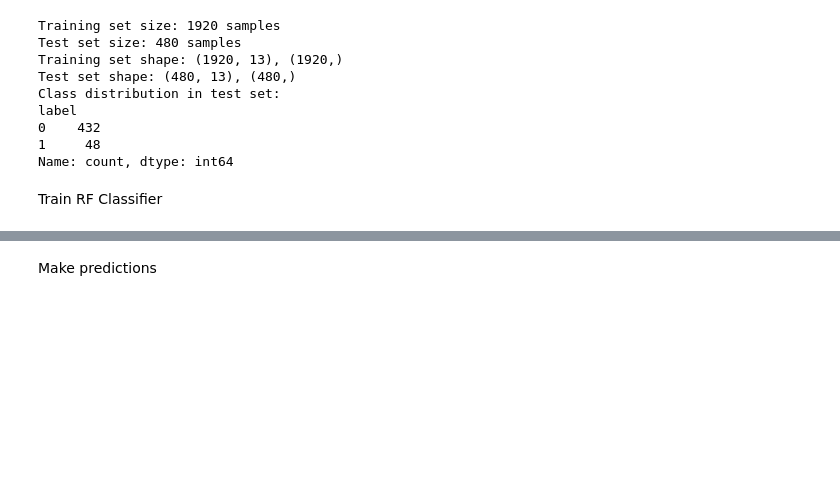
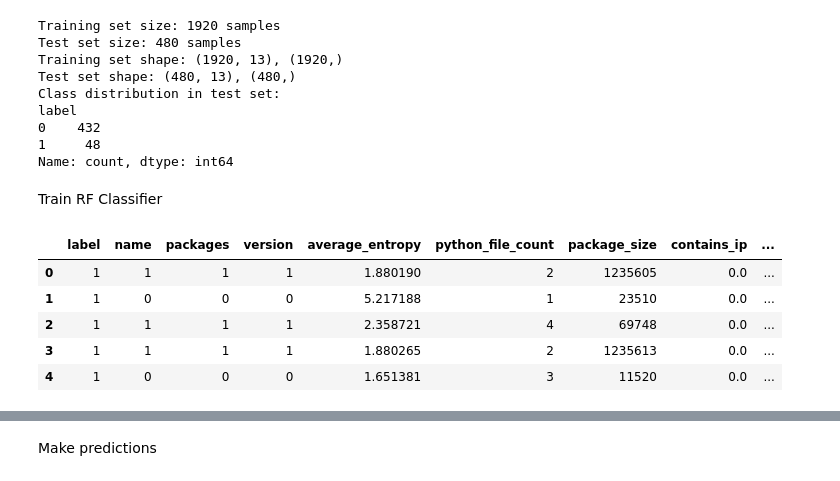
Before and after one commit to tlmcguire/maliciouspackages, a Jupyter notebook: rfTest.ipynb, the cells around one changed output, grey strips where cells are left out. Cells and saved outputs as stored; diff of their text form; code cells hidden in the pictures; blank space fills up the shorter version.

```diff
--- a/rfTest.ipynb
+++ b/rfTest.ipynb
@@ -81,6 +81,15 @@ label
 Name: count, dtype: int64
 # %% [markdown]
 Train RF Classifier
+# %%
+df.head()
+# %% [output]
+|  | label | name | packages | version | average_entropy | python_file_count | package_size | contains_ip | ... |
+| 0 | 1 | 1 | 1 | 1 | 1.880190 | 2 | 1235605 | 0.0 | ... |
+| 1 | 1 | 0 | 0 | 0 | 5.217188 | 1 | 23510 | 0.0 | ... |
+| 2 | 1 | 1 | 1 | 1 | 2.358721 | 4 | 69748 | 0.0 | ... |
+| 3 | 1 | 1 | 1 | 1 | 1.880265 | 2 | 1235613 | 0.0 | ... |
+| 4 | 1 | 0 | 0 | 0 | 1.651381 | 3 | 11520 | 0.0 | ... |
 # %%
 # Initialize the model
 rf_model = RandomForestClassifier(n_estimators=100, random_state=42)
```
Also changed, not shown: parts of 2 cells of this notebook, 3 other files.
